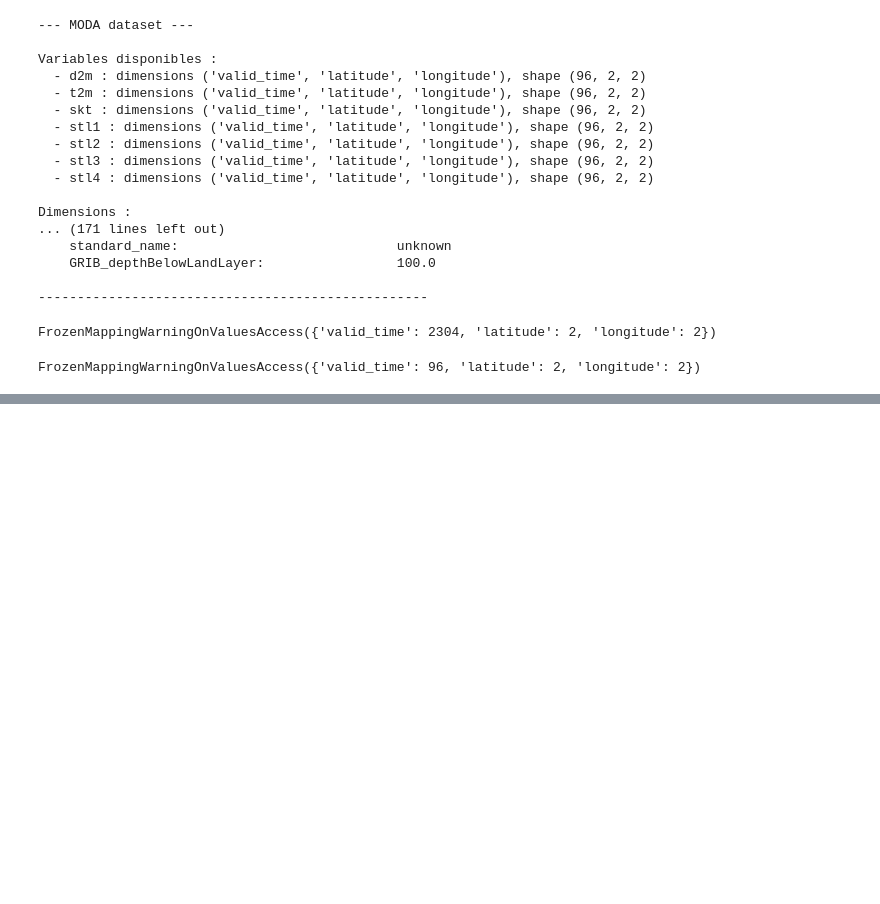
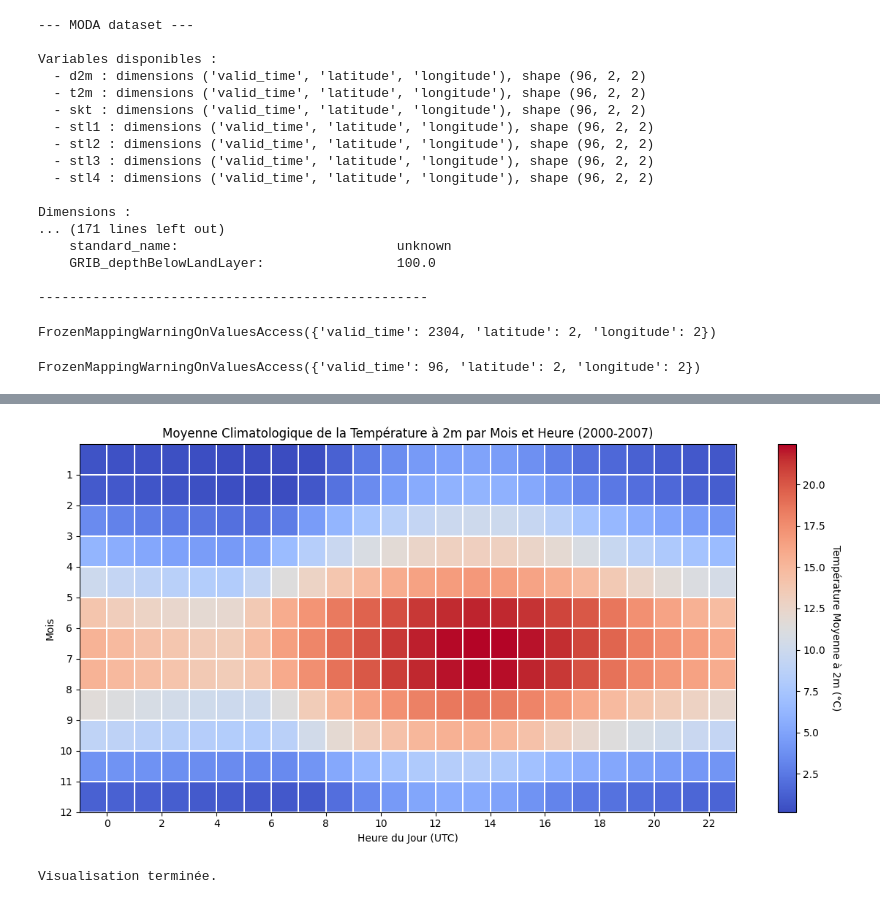
Before and after one commit to Aymanzej/Projet-5A, a Jupyter notebook: 3rd Month/BDDCreation.ipynb, the cells around one changed output, grey strips where cells are left out. Saved outputs shown, nothing was run; the diff lists cells and outputs as text; code cells hidden in the pictures; blank space fills up the shorter version.

```diff
--- a/3rd Month/BDDCreation.ipynb
+++ b/3rd Month/BDDCreation.ipynb
@@ -109,8 +109,8 @@ pip install netcdf4
 import xarray as xr
 
 # Charger les fichiers NetCDF
-ds_mnth = xr.open_dataset("bdd_temperature/data_stream-mnth.nc")
-ds_moda = xr.open_dataset("bdd_temperature/data_stream-moda.nc")
+ds_mnth = xr.open_dataset(r"C:\Users\ZEJLI\Projet 5A\bdd_temperature\data_stream-mnth.nc")
+ds_moda = xr.open_dataset(r"C:\Users\ZEJLI\Projet 5A\bdd_temperature\data_stream-moda.nc")
 
 # Fonction pour afficher les infos principales
 def print_dataset_info(ds, name):
@@ -196,0 +243,76 @@ FrozenMappingWarningOnValuesAccess({'valid_time': 96, 'latitude': 2, 'longitude'
+# %%
+# --- Préparation des données pour le Heatmap T2M ---
+import pandas as pd
+import matplotlib.pyplot as plt
+import numpy as np
+
+
+
+"""
+EXPLICATION DE LA HEATMAP CLIMATOLOGIQUE
+
+Ce graphique est une carte de chaleur (heatmap) qui visualise la moyenne de la Température à 2 mètres (t2m) pour le Puy-de-Dôme sur la période 2000-2007.
+
+- Axe Horizontal (X): Représente l'Heure du Jour (de 00h à 23h UTC).
+- Axe Vertical (Y): Représente le Mois de l'Année (de 1 à 12, Janvier en haut). Il capture le CYCLE ANNUEL MOYEN.
+- Barre de Couleurs: Représente la Température Moyenne (°C) pour cette combinaison spécifique (Mois, Heure). Les couleurs chaudes (Rouge/Jaune) indiquent les températures élevées, tandis que les couleurs froides (Bleu/Violet) indiquent les températures basses.
+"""
+
+
+
+
+
+t2m_series = df_temp_celsius['t2m_C']
+
+# Ajout des colonnes temporelles (Mois et Heure) pour le pivotage
+df_reshaped = pd.DataFrame({
+    't2m_C': t2m_series.values,
+    # L'index est de type datetime, on extrait le mois et l'heure
+    'month': t2m_series.index.month,
+    'hour': t2m_series.index.hour
+})
+
+# Calcul de la moyenne climatologique pour chaque combinaison (Mois x Heure)
+heatmap_data = df_reshaped.pivot_table(
+    index='month',
+    columns='hour',
+    values='t2m_C',
+    aggfunc='mean'
+)
+heatmap_data.index.name = 'Mois'
+heatmap_data.columns.name = 'Heure'
+
+# --- Configuration et Affichage du Heatmap ---
+
+plt.figure(figsize=(12, 6))
+
+# Utilisation de pcolormesh pour l'affichage avec barre de couleurs
+plt.pcolormesh(
+    heatmap_data.columns,
+    heatmap_data.index,
+    heatmap_data.values,
+    cmap='coolwarm',
+    edgecolors='white',
+    linewidth=0.05
+)
+
+# Configuration de la barre de couleurs (Color bar)
+cbar = plt.colorbar(label='Température Moyenne à 2m (°C)')
+cbar.set_label('Température Moyenne à 2m (°C)', rotation=270, labelpad=15)
+
+# Étiquettes et Titre
+plt.xlabel('Heure du Jour (UTC)')
+plt.ylabel('Mois')
+plt.title('Moyenne Climatologique de la Température à 2m par Mois et Heure (2000-2007)')
+
+# Mise en forme des axes pour la lisibilité
+plt.yticks(ticks=np.arange(1, 13) + 0.5, labels=np.arange(1, 13)) # Centrer les ticks
+plt.xticks(ticks=np.arange(0, 24, 2) + 0.5, labels=np.arange(0, 24, 2)) # Afficher toutes les 2 heures
+plt.gca().invert_yaxis() # Met Janvier (1) en haut
+plt.tight_layout()
+plt.show()
+
+print("\nVisualisation terminée.")
+# %% [output]
+[figure, added]
+Visualisation terminée.
```
Also changed, not shown: parts of 8 cells of this notebook, 1 other file.
